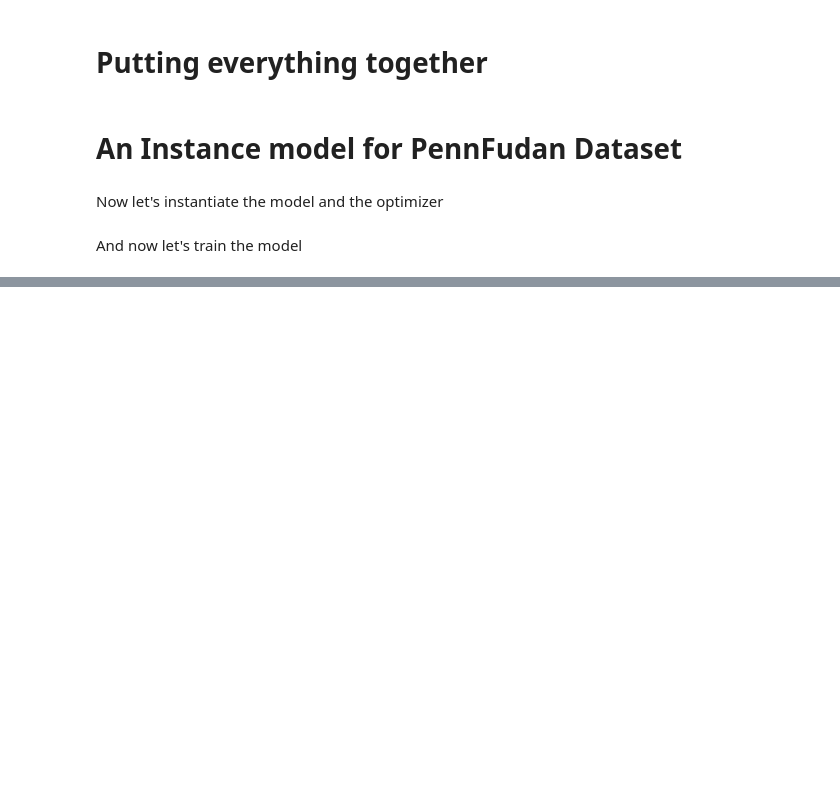
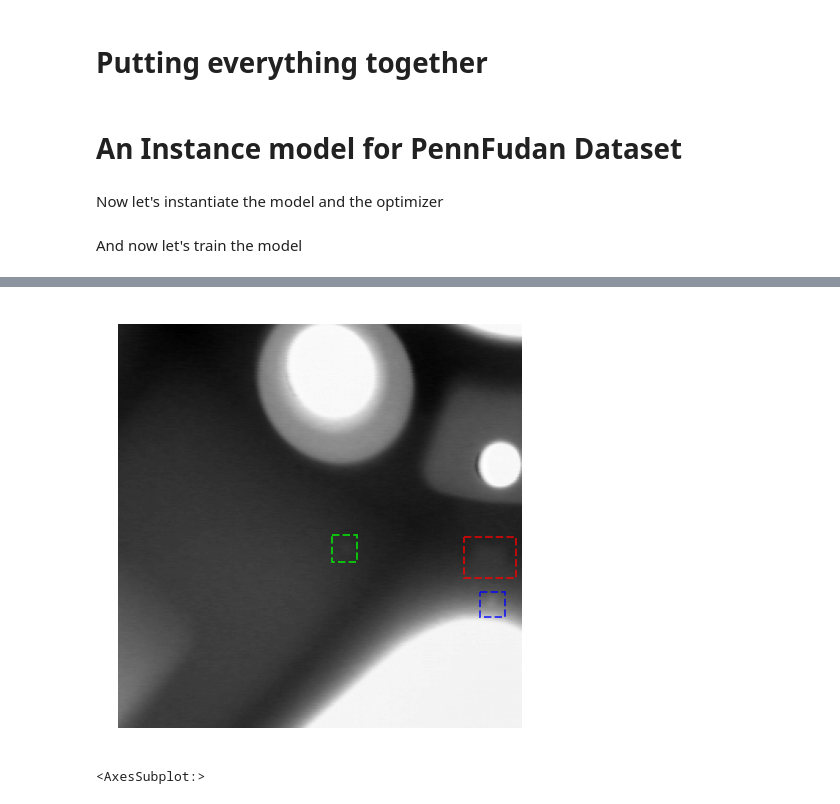
Before and after one commit to benwufc/CropGDXray-Object-Detection, a Jupyter notebook: FasterRCNN-instance-Finetuning.ipynb, the cells around one changed output, grey strips where cells are left out. Cells and saved outputs as stored; diff of their text form; code cells hidden in the pictures; blank space fills up the shorter version.

```diff
--- a/FasterRCNN-instance-Finetuning.ipynb
+++ b/FasterRCNN-instance-Finetuning.ipynb
@@ -295,0 +298,5 @@ def train_one_epoch(model, optimizer, data_loader, device, epoch, print_freq, sc
+# %%
+visualize.display_instances(img, target['boxes'], figsize=(8, 8))
+# %% [output]
+[figure, added]
+<AxesSubplot:>
```
Also changed, not shown: parts of 23 cells of this notebook, 1 other file.
